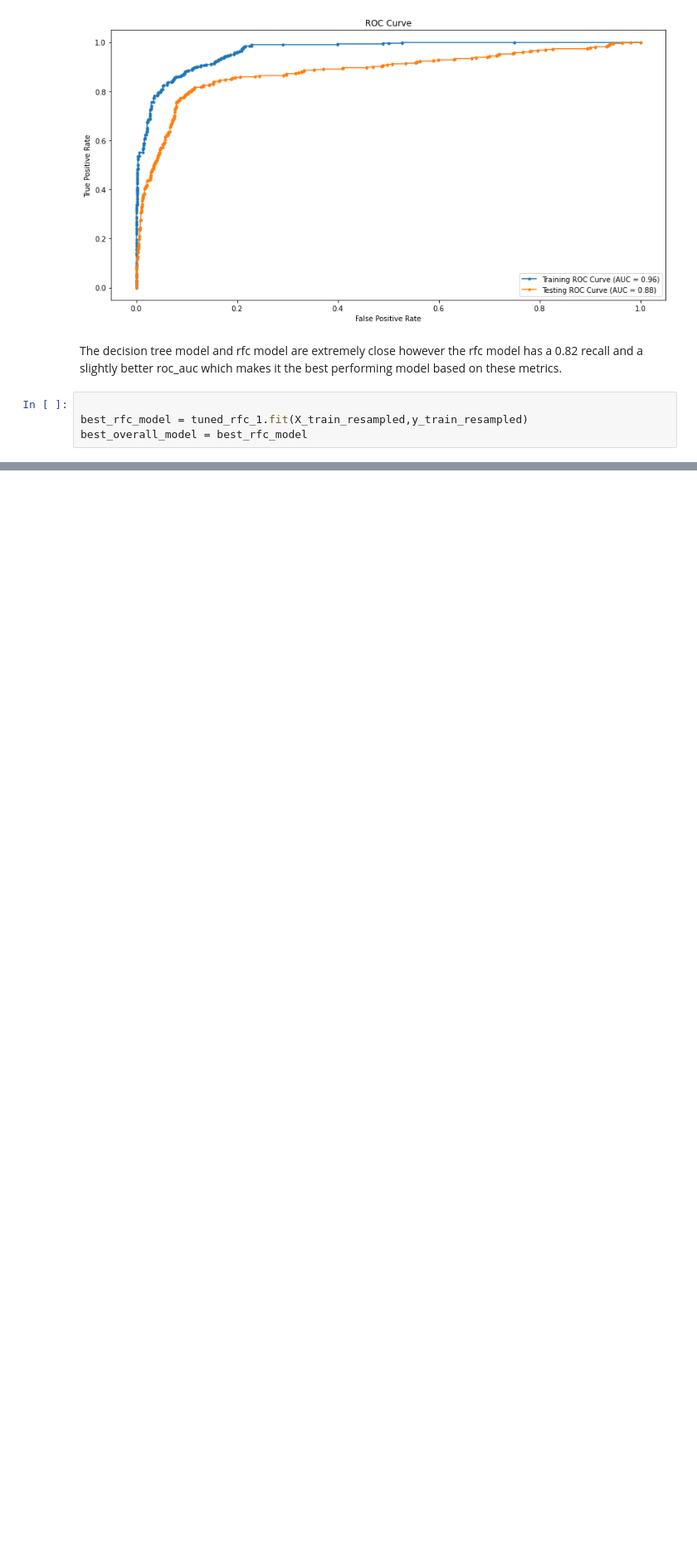
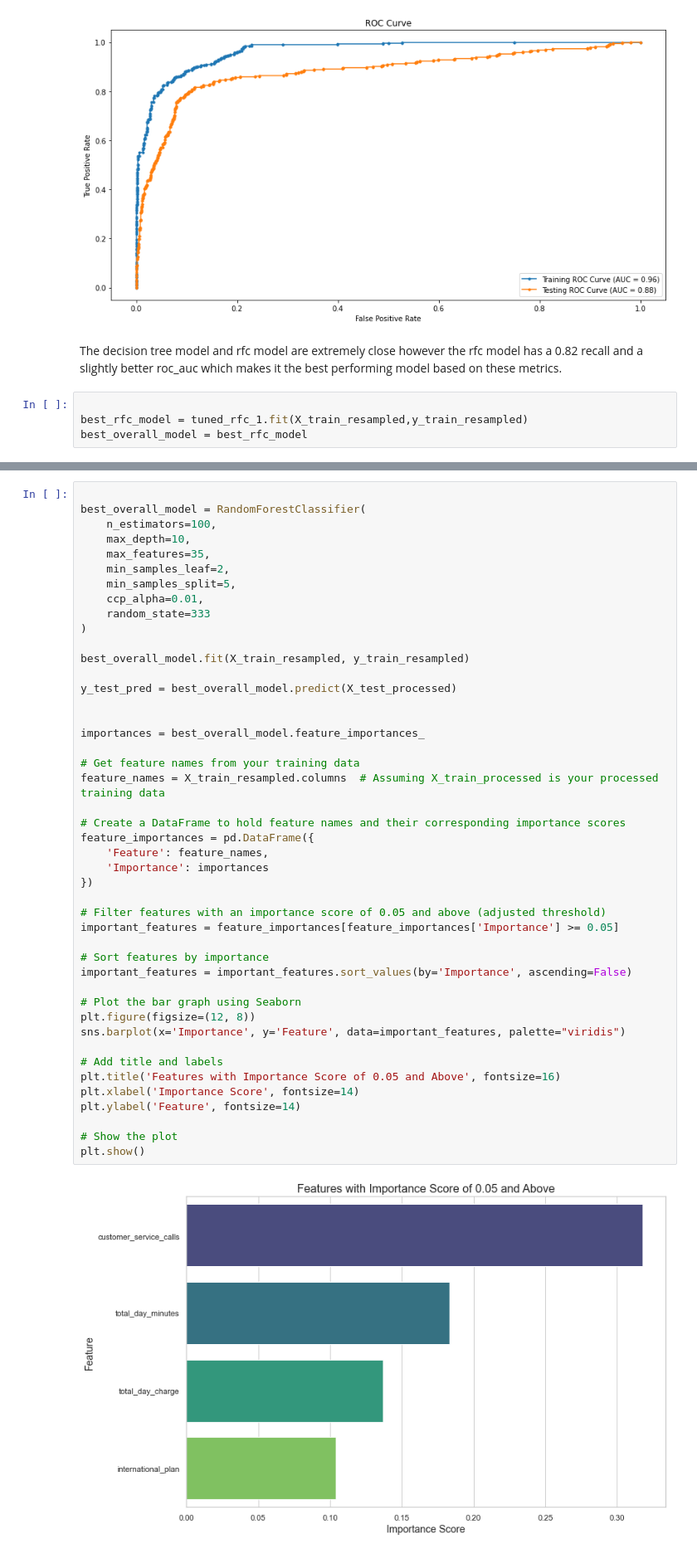
Before and after one commit to AmaniWanene/Classification_Modelling, a Jupyter notebook: Phase_3 project final notebook.ipynb, the cells around one changed output, grey strips where cells are left out. Shown at 83% size. Cells and saved outputs as stored; diff of their text form; blank space fills up the shorter version.

```diff
--- a/Phase_3 project final notebook.ipynb
+++ b/Phase_3 project final notebook.ipynb
@@ -770,0 +822,47 @@ best_overall_model = best_rfc_model
+# %%
+
+best_overall_model = RandomForestClassifier(
+    n_estimators=100,
+    max_depth=10,
+    max_features=35,
+    min_samples_leaf=2,
+    min_samples_split=5,
+    ccp_alpha=0.01,
+    random_state=333
+)
+
+best_overall_model.fit(X_train_resampled, y_train_resampled)
+
+y_test_pred = best_overall_model.predict(X_test_processed)
+
+
+importances = best_overall_model.feature_importances_
+
+# Get feature names from your training data
+feature_names = X_train_resampled.columns  # Assuming X_train_processed is your processed training data
+
+# Create a DataFrame to hold feature names and their corresponding importance scores
+feature_importances = pd.DataFrame({
+    'Feature': feature_names,
+    'Importance': importances
+})
+
+# Filter features with an importance score of 0.05 and above (adjusted threshold)
+important_features = feature_importances[feature_importances['Importance'] >= 0.05]
+
+# Sort features by importance
+important_features = important_features.sort_values(by='Importance', ascending=False)
+
+# Plot the bar graph using Seaborn
+plt.figure(figsize=(12, 8))
+sns.barplot(x='Importance', y='Feature', data=important_features, palette="viridis")
+
+# Add title and labels
+plt.title('Features with Importance Score of 0.05 and Above', fontsize=16)
+plt.xlabel('Importance Score', fontsize=14)
+plt.ylabel('Feature', fontsize=14)
+
+# Show the plot
+plt.show()
+# %% [output]
+[figure, added]
```
Also changed, not shown: parts of 2 cells of this notebook, 2 other files.
